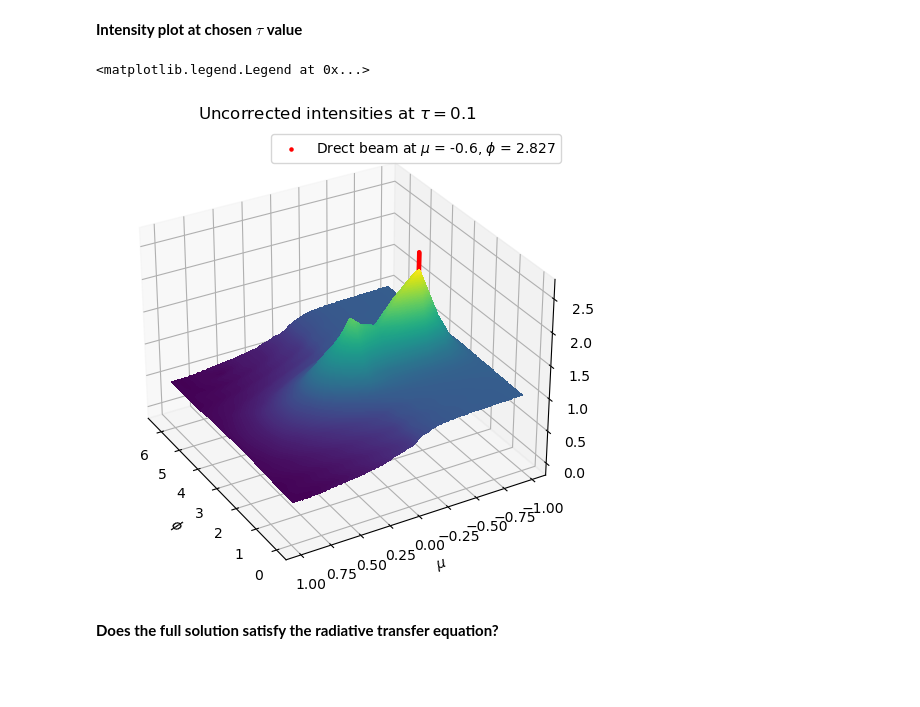
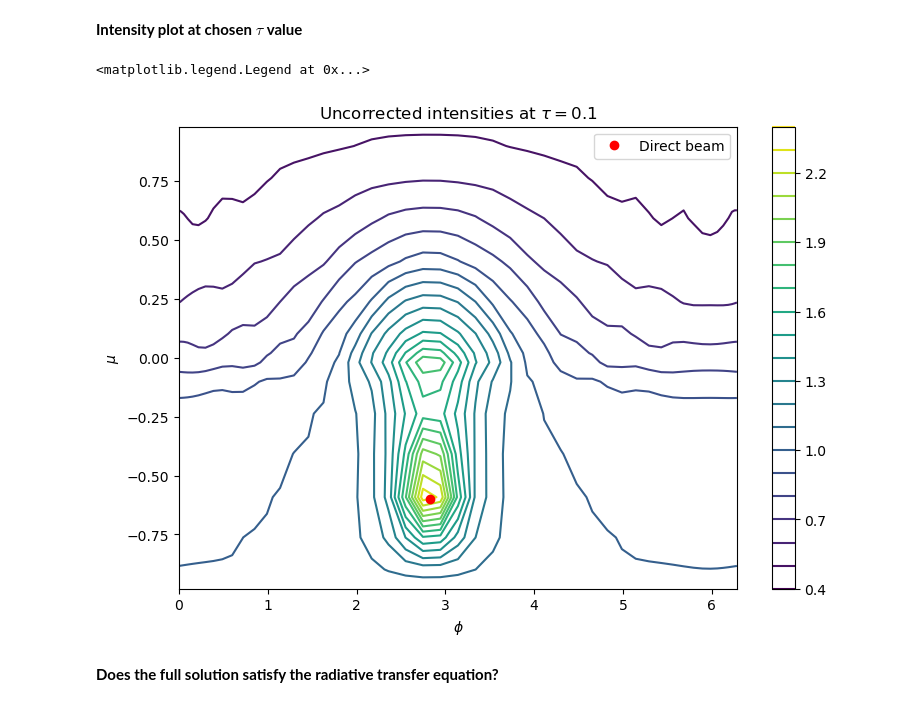
Before and after one commit to riclarsson/Pythonic-DISORT, a Jupyter notebook: docs/Pythonic-DISORT.ipynb, the cells around one changed output. Drawn from its saved outputs; the diff is of its cells as text; code cells hidden in the pictures; blank space fills up the shorter version.

Commit message:
Jupyter Notebook: changed 3D plots to contour plots

```diff
--- a/docs/Pythonic-DISORT.ipynb
+++ b/docs/Pythonic-DISORT.ipynb
@@ -1526,33 +1527,19 @@ RHS = (
 )
 error = np.abs(RHS - LHS)
 # %%
-#%matplotlib ipympl
-
 plot = u(tau_pt, phi_arr)[reorder_mu]
 
 fig = plt.figure(figsize=(9, 6))
-ax = plt.axes(projection="3d")
-ax.contourf(MU_ARR, PHI_ARR, plot, 200)
-ax.scatter(
-    phi0,
-    -mu0,
-    np.linspace(0, np.max(plot) * 1.1, 200),
-    marker=".",
-    color="red",
-    label="Drect beam at $\mu$ = "
-    + str(-mu0)
-    + ", $\phi$ = "
-    + str(np.around(phi0, 3)),
-)
-ax.set_xlabel(r"$\phi$")
-ax.set_ylabel(r"$\mu$")
-ax.set_zlabel("Intensity")
-ax.view_init(30, 150)
+_contour = plt.contour(MU_ARR, PHI_ARR, plot, 20)
+plt.plot(phi0, -mu0, "o", color="red", label="Direct beam")
+plt.xlabel(r"$\phi$")
+plt.ylabel(r"$\mu$")
+plt.colorbar(_contour)
 plt.title(r"Uncorrected intensities at $\tau =$" + str(np.around(tau_pt, 3)))
 plt.legend()
 # %% [output]
 <matplotlib.legend.Legend at 0x...>
-[figure, old version]
+[figure, new version]
 # %% [markdown]
 **Does the full solution satisfy the radiative transfer equation?**
 # %% [markdown]
```
Also changed, not shown: parts of 43 cells of this notebook.
